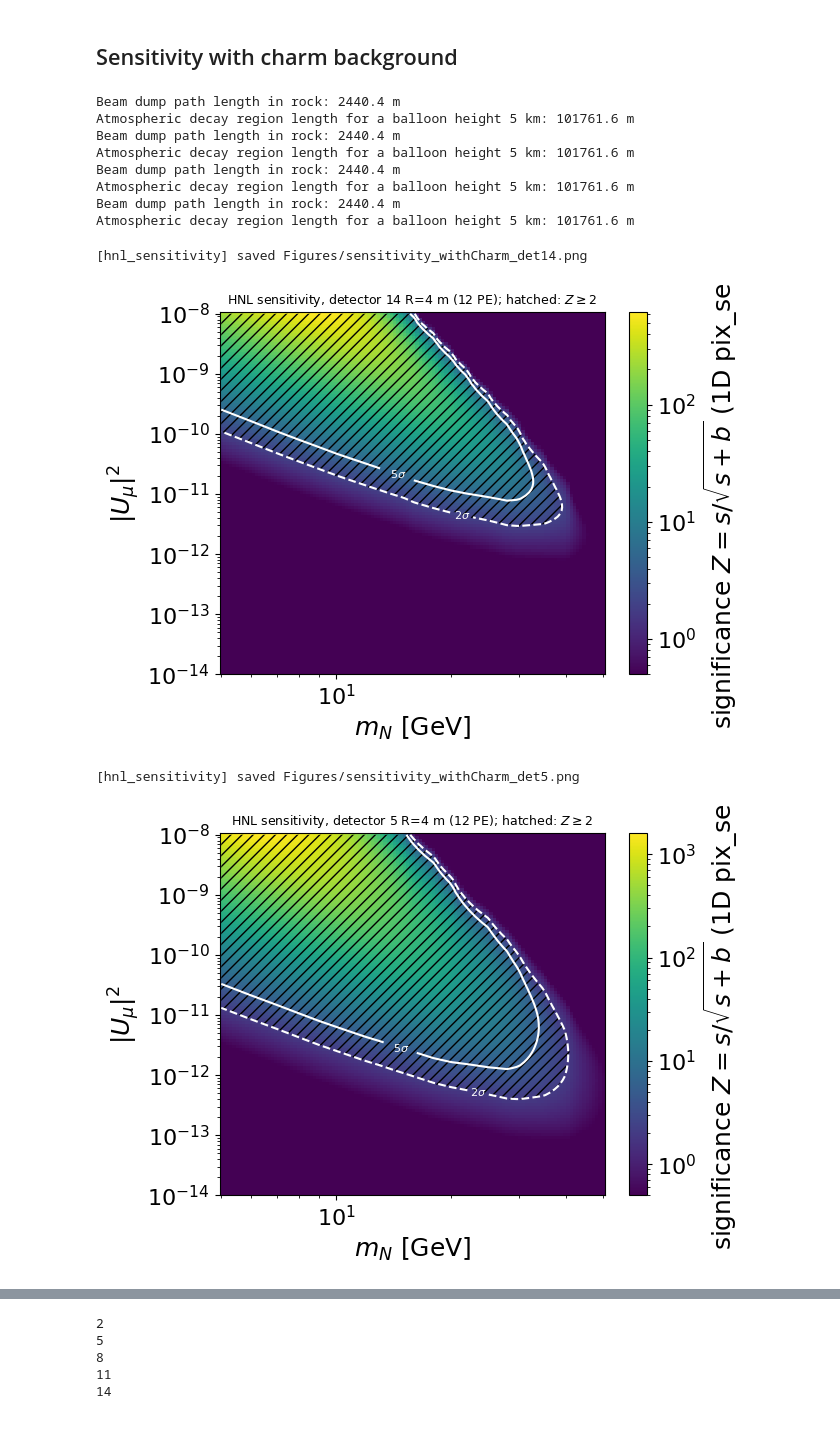
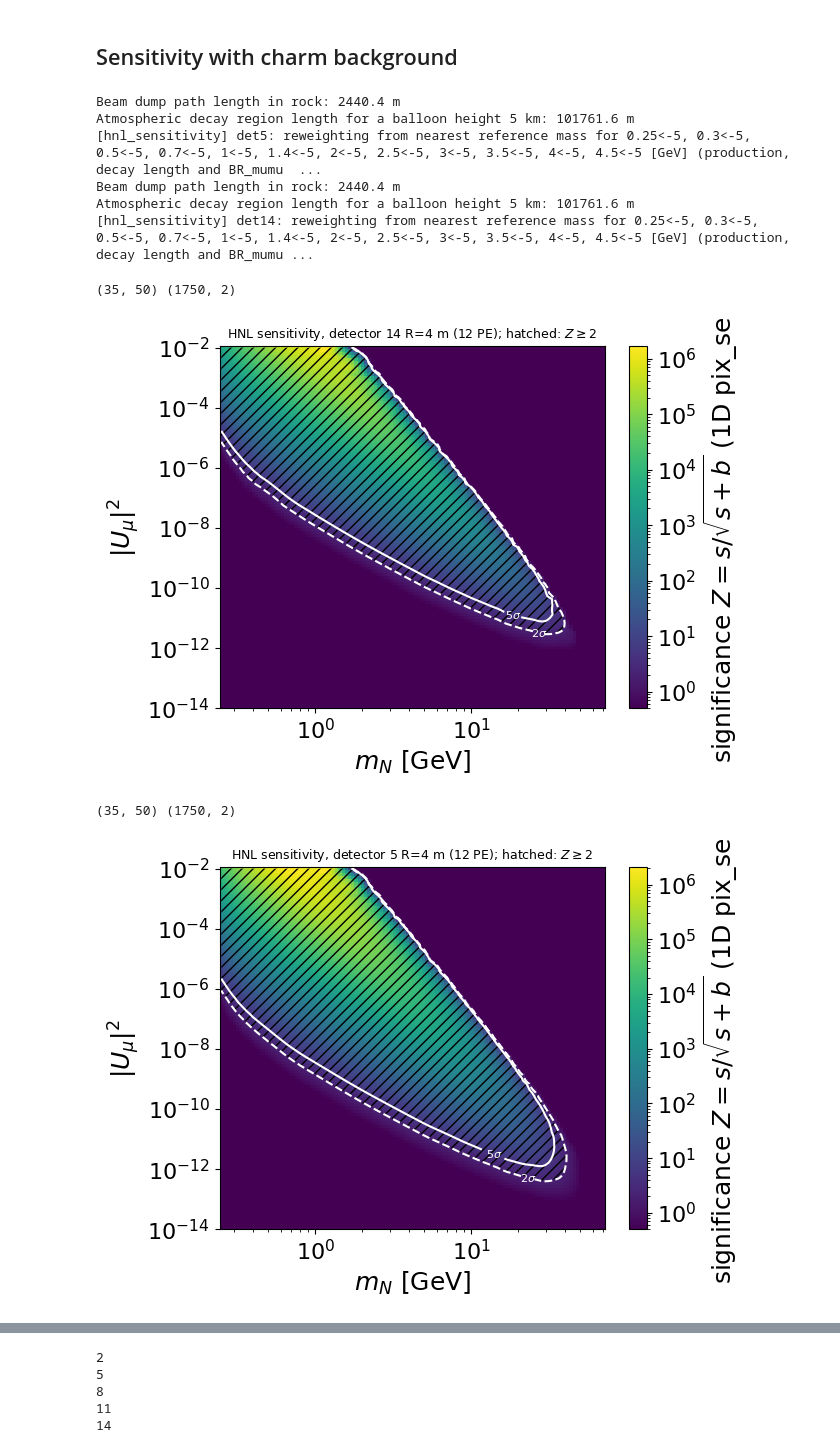
Before and after one commit to nickkamp1/NeutrinoFactoryHNL, a Jupyter notebook: Balloon.ipynb, the cells around one changed output, grey strips where cells are left out. Cells and saved outputs as stored; diff of their text form; code cells hidden in the pictures.

Commit message:
updated balloon contours

```diff
--- a/Balloon.ipynb
+++ b/Balloon.ipynb
@@ -387,27 +387,29 @@ plt.show()
 # %% [markdown]
 ## Sensitivity with charm background
 # %%
-SM2 = SensitivityModel(detector=2,masses=(5,6,7,8,9,10,11,12,13,14,15,18,20,25,28,30,35,40,50),R_det=4)
-SM5 = SensitivityModel(detector=5,masses=(5,6,7,8,9,10,11,12,13,14,15,18,20,25,28,30,35,40,50),R_det=4)
-SM11 = SensitivityModel(detector=11,masses=(5,6,7,8,9,10,11,12,13,14,15,18,20,25,28,30,35,40,50),R_det=4)
-SM14 = SensitivityModel(detector=14,masses=(5,6,7,8,9,10,11,12,13,14,15,16,18,20,22,25,28,30,35,40,50),R_det=4)
+masses = [0.25,0.3,0.5,0.7,1.0,1.4,2.0,2.5,3.0,3.5,4.0,4.5,
+          5,6,7,8,9,10,11,12,13,14,15,16,18,20,22,25,28,30,35,40,50,60,70]
+U2_grid = np.logspace(-14,-2,50)
+#SM2 = SensitivityModel(detector=2,masses=masses,R_det=4,U2_grid=U2_grid)
+SM5 = SensitivityModel(detector=5,masses=masses,R_det=4,U2_grid=U2_grid)
+#SM11 = SensitivityModel(detector=11,masses=masses,R_det=4,U2_grid=U2_grid)
+SM14 = SensitivityModel(detector=14,masses=masses,R_det=4,U2_grid=U2_grid)
 # %% [output]
 Beam dump path length in rock: 2440.4 m
 Atmospheric decay region length for a balloon height 5 km: 101761.6 m
+[hnl_sensitivity] det5: reweighting from nearest reference mass for 0.25<-5, 0.3<-5, 0.5<-5, 0.7<-5, 1<-5, 1.4<-5, 2<-5, 2.5<-5, 3<-5, 3.5<-5, 4<-5, 4.5<-5 [GeV] (production, decay length and BR_mumu  ...
 Beam dump path length in rock: 2440.4 m
 Atmospheric decay region length for a balloon height 5 km: 101761.6 m
-Beam dump path length in rock: 2440.4 m
-Atmospheric decay region length for a balloon height 5 km: 101761.6 m
-Beam dump path length in rock: 2440.4 m
-Atmospheric decay region length for a balloon height 5 km: 101761.6 m
+[hnl_sensitivity] det14: reweighting from nearest reference mass for 0.25<-5, 0.3<-5, 0.5<-5, 0.7<-5, 1<-5, 1.4<-5, 2<-5, 2.5<-5, 3<-5, 3.5<-5, 4<-5, 4.5<-5 [GeV] (production, decay length and BR_mumu ...
 # %%
-SM14.plot_heatmap(output="Figures/sensitivity_withCharm_det14.png")
+SM14.plot_heatmap(output=None)#"Figures/sensitivity_withCharm_det14.png")
 plt.show()
-SM5.plot_heatmap(output="Figures/sensitivity_withCharm_det5.png",key="BackgroundFree")
+SM5.plot_heatmap(output=None,#"Figures/sensitivity_withCharm_det5.png",
+                 key="BackgroundFree")
 plt.show()
 # %% [output]
-[hnl_sensitivity] saved Figures/sensitivity_withCharm_det14.png
+(35, 50) (1750, 2)
-[figure, old version]
+[figure, new version]
-[hnl_sensitivity] saved Figures/sensitivity_withCharm_det5.png
+(35, 50) (1750, 2)
-[figure, old version]
+[figure, new version]
 # %%
```
Also changed, not shown: parts of 9 cells of this notebook, 1 other file.
